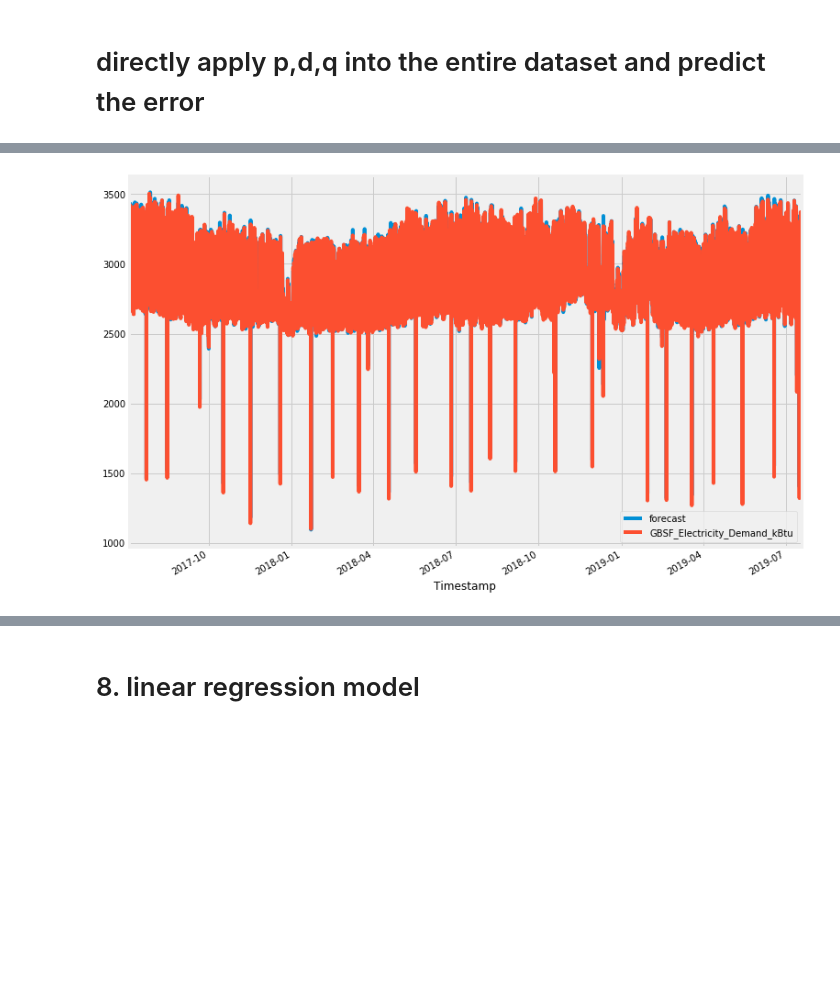
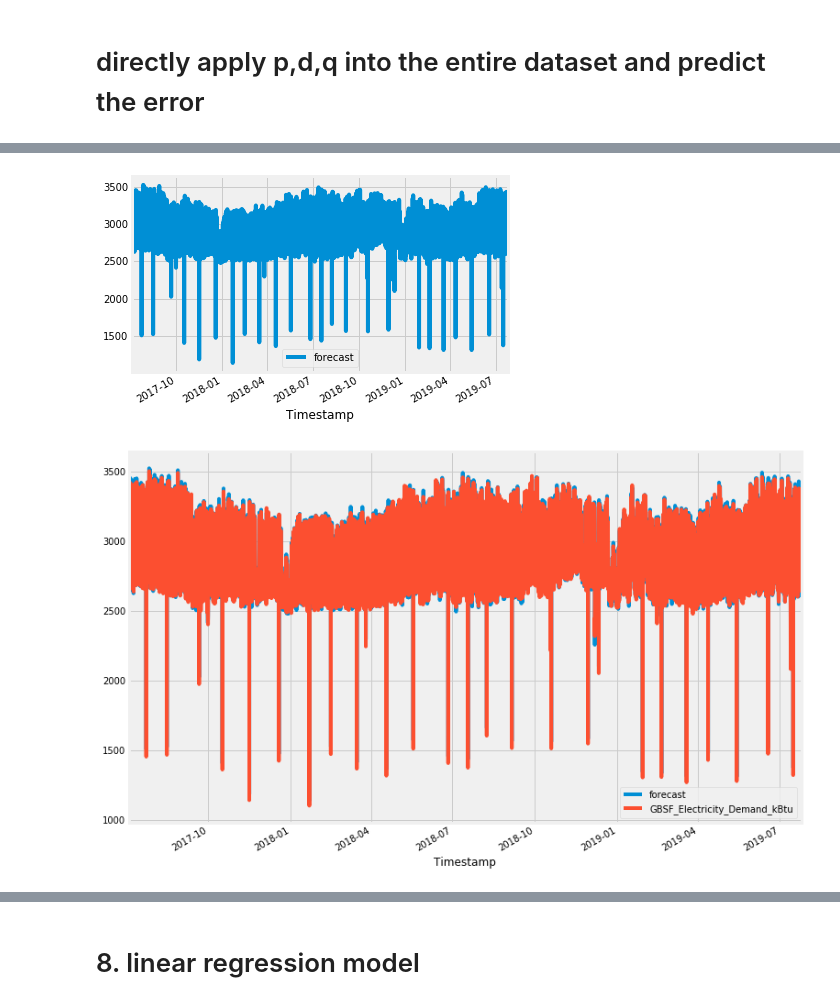
Before and after one commit to eco-data-science-team/ARIMA-Cluster-linear-regression-model, a Jupyter notebook: anormaly detection.ipynb, the cells around one changed output, grey strips where cells are left out. Saved outputs shown, nothing was run; the diff lists cells and outputs as text; code cells hidden in the pictures; blank space fills up the shorter version.

```diff
--- a/anormaly detection.ipynb
+++ b/anormaly detection.ipynb
@@ -138,10 +168,15 @@ min(df['GBSF_Electricity_Demand_kBtu'])
 anormaly = df.loc[mask]
 # %%
 # plot, and if its lower than 25% && higher than 75%, mark them red
+sns.set_style("white")
+plt.figure(figsize=(18,5))
 plt.xlim(df.index[0], df.index[-1])
 plt.gcf().set_size_inches(11.7, 8.27)
 ax = sns.scatterplot(x=df.index, y="GBSF_Electricity_Demand_kBtu", data=df)
+ax.set_title('Anormaly Detection')
+ax.set_ylabel('Electricity_Demand')
 plt.scatter(x= anormaly[mask].index,
             y = anormaly[mask]['GBSF_Electricity_Demand_kBtu'],
             color= 'r')
+plt.legend(labels=['Electricity_Demand','outliers'])
 # %% [output]
@@ -632,14 +658,16 @@ print(rms)
 # %%
 from statsmodels.tsa.arima_model import ARIMA
 
 # fit model, determine the order, p , d , q
 model = ARIMA(df.iloc[:,0], order=(2,1,2))
 model_fit = model.fit(disp=0)
 # make prediction
-yhat = model_fit.predict(len(df), len(df), typ='levels')
+#yhat = model_fit.predict(len(df), len(df), typ='levels')
 #print(yhat)
+model_fit.plot_predict(dynamic=False,plot_insample = False)
 model_fit.plot_predict(dynamic=False)
 plt.gcf().set_size_inches(11.7, 8.27)
 plt.show()
 # %% [output]
-[figure, old version]
+[figure, new version]
+[figure, added]
```
Also changed, not shown: parts of 34 cells of this notebook, 2 other files.
